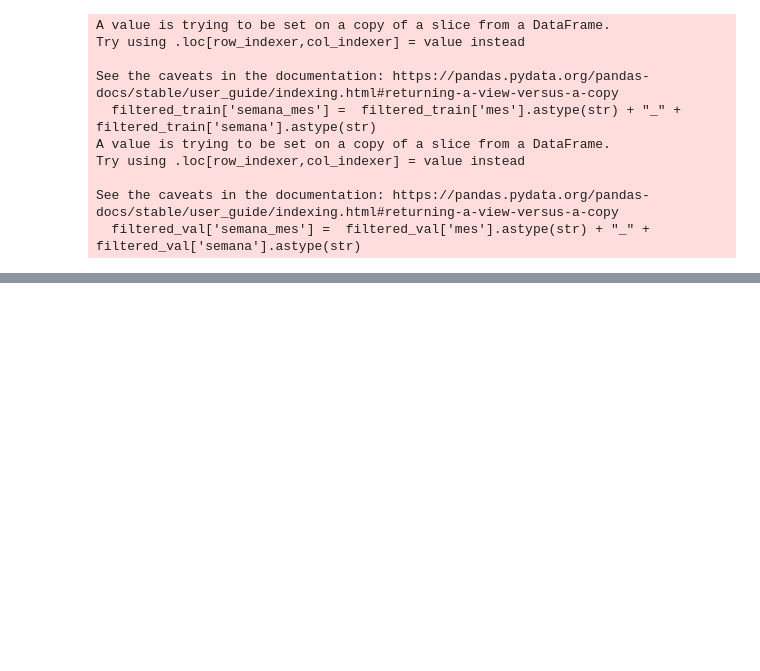
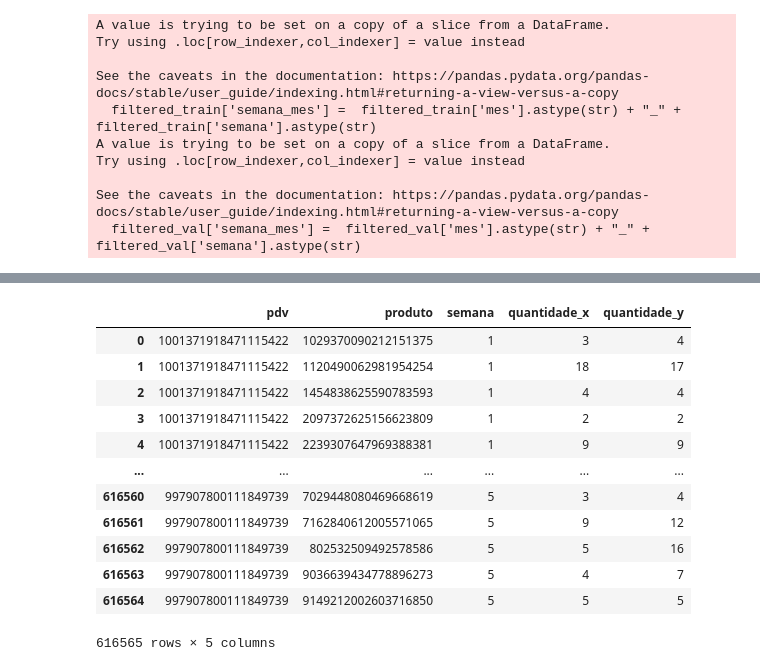
Before and after one commit to VictorBauler/Hackathon_Big_Data_2025, a Jupyter notebook: notebooks/feature_eng.ipynb, the cells around one changed output, grey strips where cells are left out. Cells and saved outputs as stored; diff of their text form; code cells hidden in the pictures; blank space fills up the shorter version.

```diff
--- a/notebooks/feature_eng.ipynb
+++ b/notebooks/feature_eng.ipynb
@@ -202,0 +1165,3 @@ features_val
+# %%
+pdv = features_test.pdv_produto.apply(lambda x: int(x.split('_')[0]))
+produto = features_test.pdv_produto.apply(lambda x: int(x.split('_')[1]))
@@ -202,0 +1172,15 @@ features_val
+# %%
+pred_dfs = []
+for i in range(5):
+    pred_df = pd.DataFrame({
+        'pdv': pdv,
+        'produto': produto,
+        'semana': i + 1,
+        'quantidade': outputs[i]
+    })
+    pred_dfs.append(pred_df)
+
+final_pred_df = pd.concat(pred_dfs, axis=0)
+# %%
+final_pred_df.reset_index(drop=True, inplace=True)
+final_pred_df
@@ -202,0 +1217,2 @@ features_val
+# %%
+final_pred_df.quantidade = final_pred_df.quantidade.astype(int)
@@ -202,0 +1248,19 @@ features_val
+# %%
+import autorootcwd #noqa
+
+deploy1 = pd.read_parquet("submissions/submission_model_v1.parquet")
+final_pred_df.merge(deploy1, on=['pdv', 'produto', 'semana'], how='inner')
+# %% [output]
+|  | pdv | produto | semana | quantidade_x | quantidade_y |
+| 0 | 1001371918471115422 | 1029370090212151375 | 1 | 3 | 4 |
+| 1 | 1001371918471115422 | 1120490062981954254 | 1 | 18 | 17 |
+| 2 | 1001371918471115422 | 1454838625590783593 | 1 | 4 | 4 |
+| 3 | 1001371918471115422 | 2097372625156623809 | 1 | 2 | 2 |
+| 4 | 1001371918471115422 | 2239307647969388381 | 1 | 9 | 9 |
+| ... | ... | ... | ... | ... | ... |
+| 616560 | 997907800111849739 | 7029448080469668619 | 5 | 3 | 4 |
+| 616561 | 997907800111849739 | 7162840612005571065 | 5 | 9 | 12 |
+| 616562 | 997907800111849739 | 802532509492578586 | 5 | 5 | 16 |
+| 616563 | 997907800111849739 | 9036639434778896273 | 5 | 4 | 7 |
+| 616564 | 997907800111849739 | 9149212002603716850 | 5 | 5 | 5 |
+616565 rows × 5 columns
```
Also changed, not shown: parts of 105 cells of this notebook, 2 other files.
